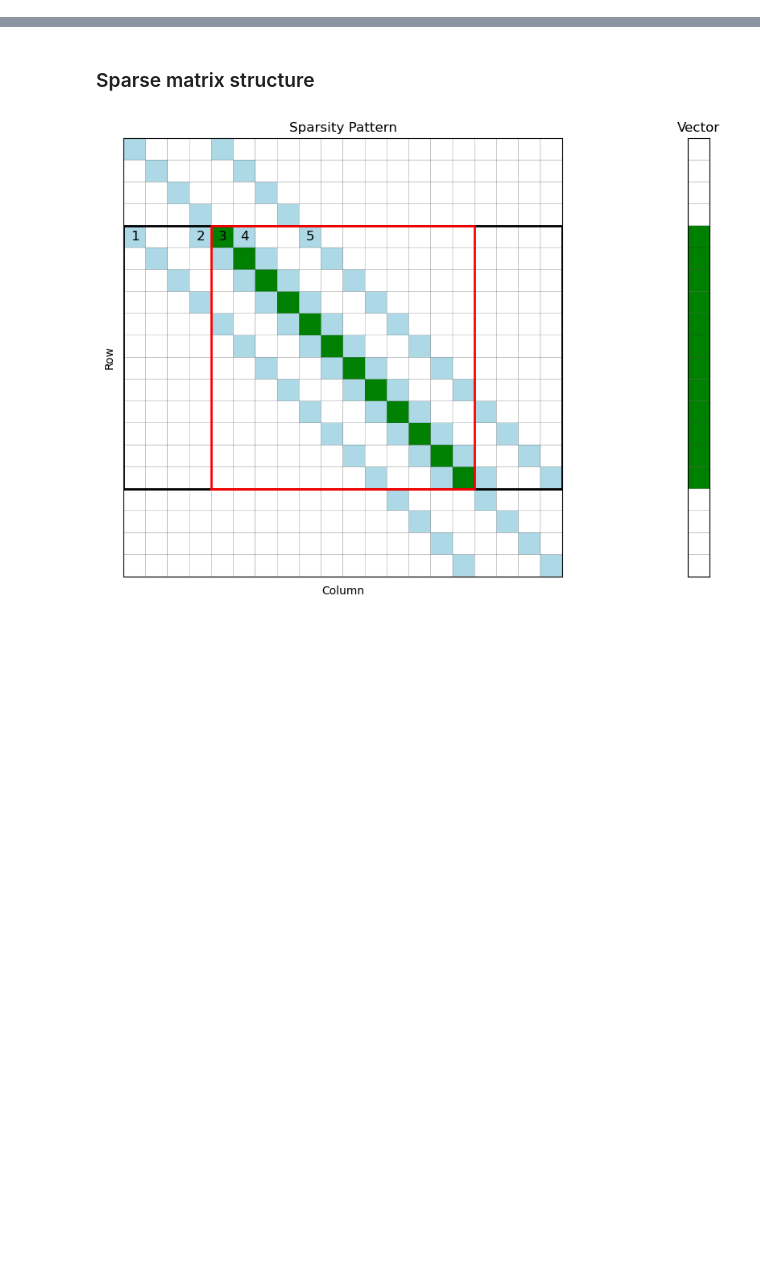
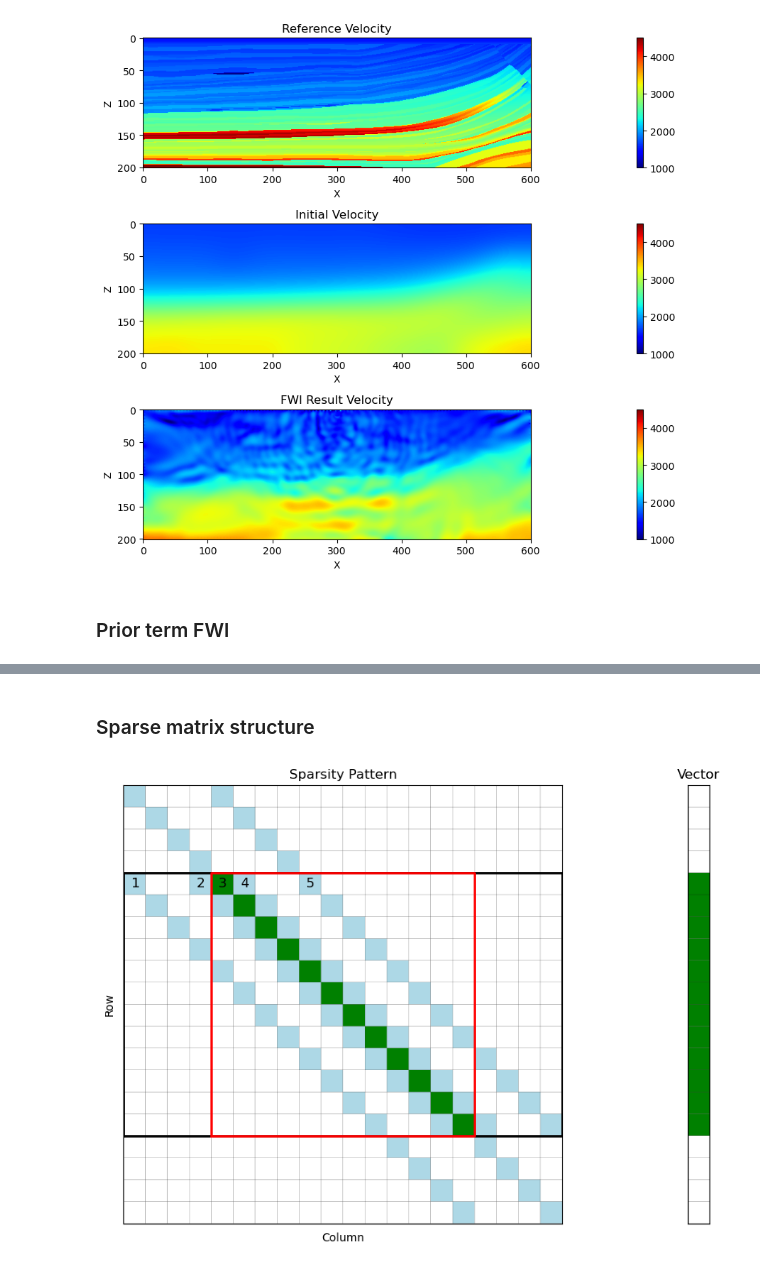
Before and after one commit to medicinely/fwi, a Jupyter notebook: fwi_matrix.ipynb, the cells around one changed output, grey strips where cells are left out. Cells and saved outputs as stored; diff of their text form; code cells hidden in the pictures; blank space fills up the shorter version.

```diff
--- a/fwi_matrix.ipynb
+++ b/fwi_matrix.ipynb
@@ -189,0 +375,37 @@ def gradiant(vel,d_obs,wsrc,zxsrc,zxrec,at,az,ax,next,device):
+# %%
+# Create the figure and subplots
+plt.figure(figsize=(30, 8))
+
+# Plot the reference velocity
+plt.subplot(311)
+plt.imshow(v_ref.reshape((nz, nx)), vmin=vmin, vmax=vmax, cmap='jet')
+plt.colorbar()  # Adjust the pad value as needed
+plt.title('Reference Velocity')
+plt.xlabel('X')
+plt.ylabel('Z')
+
+# Plot the initial velocity
+plt.subplot(312)
+plt.imshow(v_init.reshape((nz, nx)), vmin=vmin, vmax=vmax, cmap='jet')
+plt.colorbar()  # Adjust the pad value as needed
+plt.title('Initial Velocity')
+plt.xlabel('X')
+plt.ylabel('Z')
+
+# Plot the FWI result velocity
+plt.subplot(313)
+plt.imshow(v_fwi.reshape((nz, nx)), vmin=vmin, vmax=vmax, cmap='jet')
+plt.colorbar()  # Adjust the pad value as needed
+plt.title('FWI Result Velocity')
+plt.xlabel('X')
+plt.ylabel('Z')
+
+# Adjust the spacing between subplots
+plt.tight_layout()
+
+# Show the plot
+plt.show()
+# %% [output]
+[figure, added]
+# %% [markdown]
+### Prior term FWI
```
Also changed, not shown: parts of 14 cells of this notebook, 3 other files.
